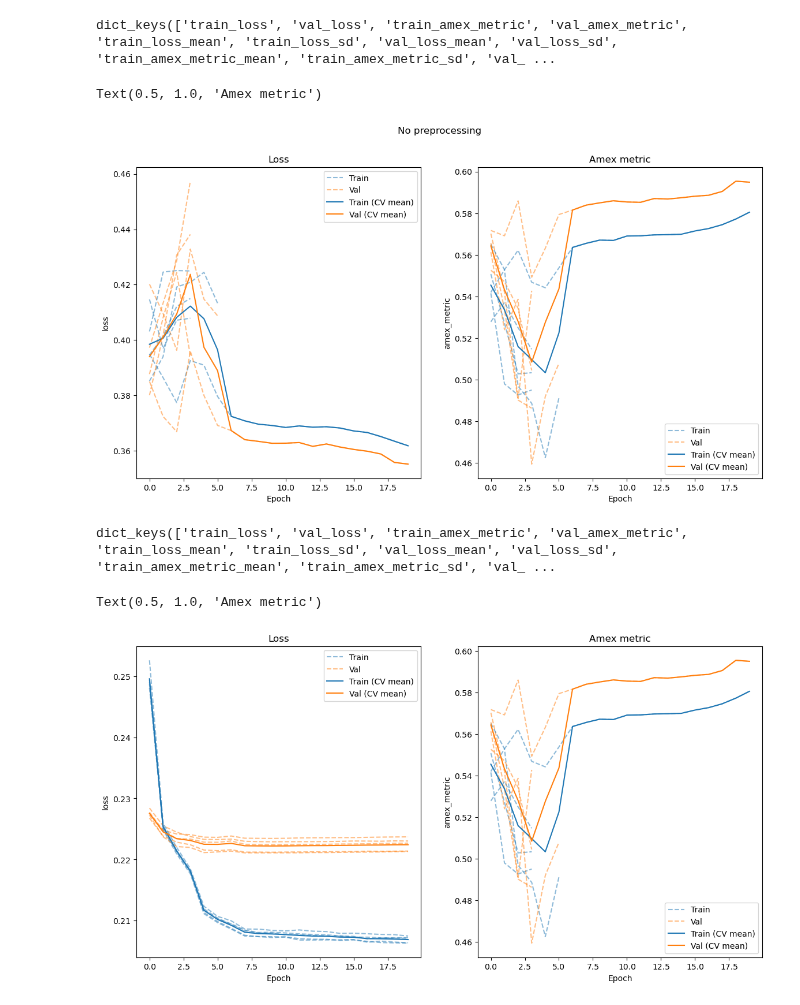
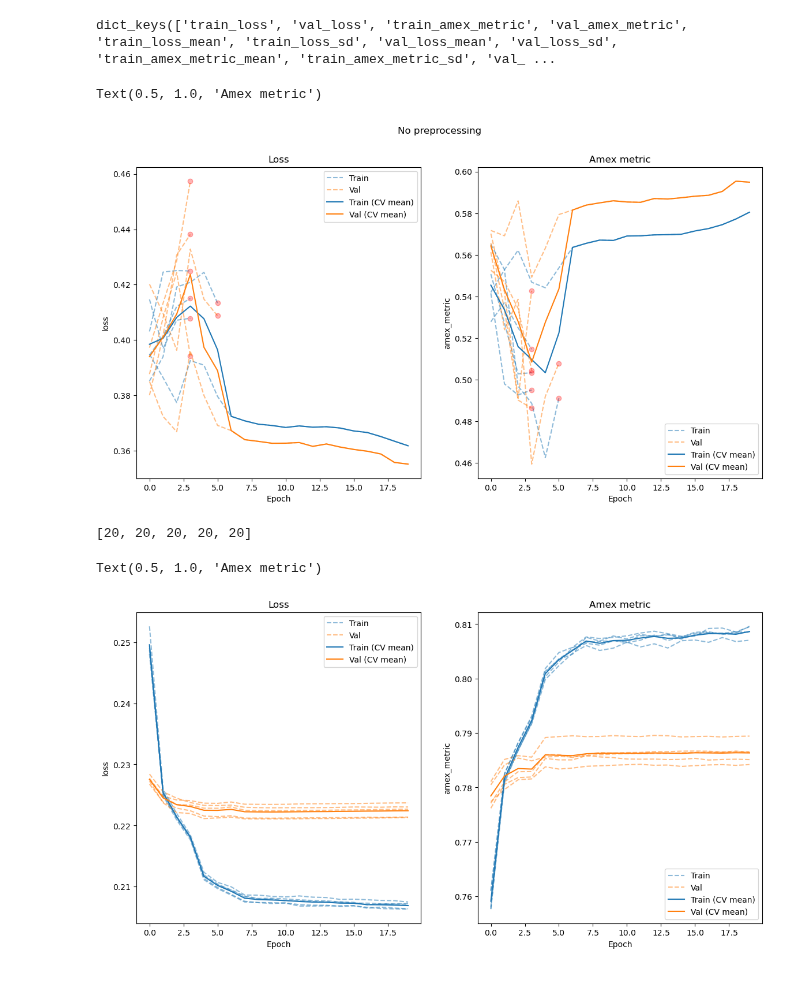
Before and after one commit to marcusGH/edain_paper, a Jupyter notebook: notebooks/static_preprocessing_classes.ipynb, the cells around one changed output. Drawn from its saved outputs; the diff is of its cells as text; code cells hidden in the pictures.

Commit message:
Setup more static preprocessing experiments

```diff
--- a/notebooks/static_preprocessing_classes.ipynb
+++ b/notebooks/static_preprocessing_classes.ipynb
@@ -187,6 +187,10 @@ def plot_cv(history, suffix, ax, **kwargs):
                 label = "Val" if i == 0 else None,
                 color = 'tab:orange',
                 linestyle = 'dashed', **kwargs)
+        # add red dot if was terminates
+        if len(history[f"train_{suffix}"][i]) < len(train_mean):
+            ax.plot(len(history[f"train_{suffix}"][i]) - 1, history[f"train_{suffix}"][i][-1], color='red', marker='o', alpha=0.3)
+            ax.plot(len(history[f"val_{suffix}"][i]) - 1, history[f"val_{suffix}"][i][-1], color='red', marker='o', alpha=0.3)
 
     ax.plot(train_mean, label="Train (CV mean)", **kwargs)
     ax.plot(val_mean, label="Val (CV mean)", **kwargs)
@@ -202,16 +206,16 @@ plot_cv(no_preprocess, "amex_metric", axs[1])
 axs[1].set_title("Amex metric")
 # %% [output]
 Text(0.5, 1.0, 'Amex metric')
-[figure, old version]
+[figure, new version]
 # %%
 standard_scaling = np.load(os.path.join(cfg['experiment_directory'], 'standard-scaling-history.npy'), allow_pickle=True).item()
-print(standard_scaling.keys())
+print(standard_scaling['num_epochs'])
 fig, axs = plt.subplots(ncols=2, figsize=(14, 7))
 plot_cv(standard_scaling, "loss", axs[0])
 axs[0].set_title("Loss")
-plot_cv(no_preprocess, "amex_metric", axs[1])
+plot_cv(standard_scaling, "amex_metric", axs[1])
 axs[1].set_title("Amex metric")
 # %% [output]
-dict_keys(['train_loss', 'val_loss', 'train_amex_metric', 'val_amex_metric', 'train_loss_mean', 'train_loss_sd', 'val_loss_mean', 'val_loss_sd', 'train_amex_metric_mean', 'train_amex_metric_sd', 'val_ ...
+[20, 20, 20, 20, 20]
 Text(0.5, 1.0, 'Amex metric')
-[figure, old version]
+[figure, new version]
```
Also changed, not shown: parts of 2 cells of this notebook, 4 other files.
